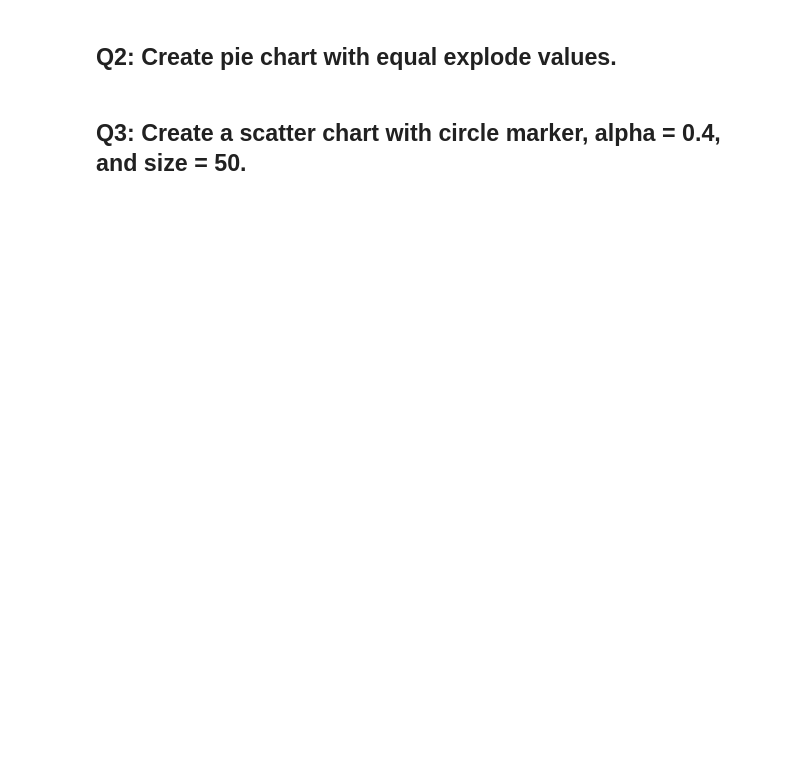
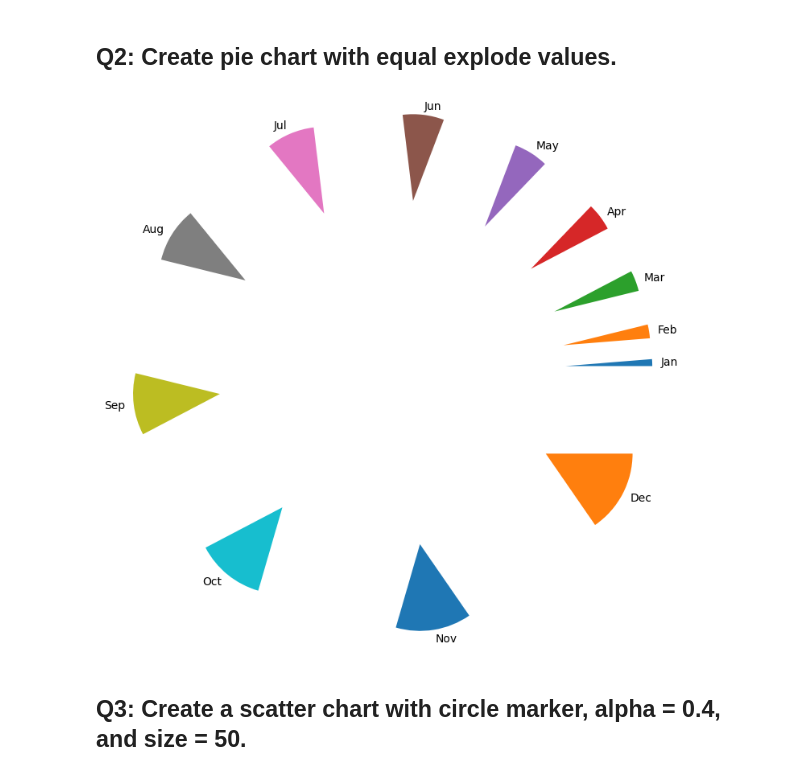
Before and after one commit to Tuwaiq-Data-Science-Bootcamp/Day8-Lab1-Matplotlib, a Jupyter notebook: Day#8_Matplotlib_Assignment.ipynb, the cells around one changed output. Saved outputs shown, nothing was run; the diff lists cells and outputs as text; code cells hidden in the pictures; blank space fills up the shorter version.

```diff
--- a/Day#8_Matplotlib_Assignment.ipynb
+++ b/Day#8_Matplotlib_Assignment.ipynb
@@ -7,4 +18,8 @@ import matplotlib.pyplot as plt
 # %% [markdown]
 ## Q2: Create pie chart with equal explode values.
+# %%
+plt.pie(np.arange(1,13),labels=['Jan','Feb','Mar', 'Apr','May','Jun','Jul','Aug','Sep','Oct','Nov','Dec'], explode = [2,2,2,2,2,2,2,2,2,2,2,2]);
+# %% [output]
+[figure, added]
 # %% [markdown]
 ## Q3: Create a scatter chart with circle marker, alpha = 0.4, and size = 50.
```
Also changed, not shown: parts of 5 cells of this notebook.
